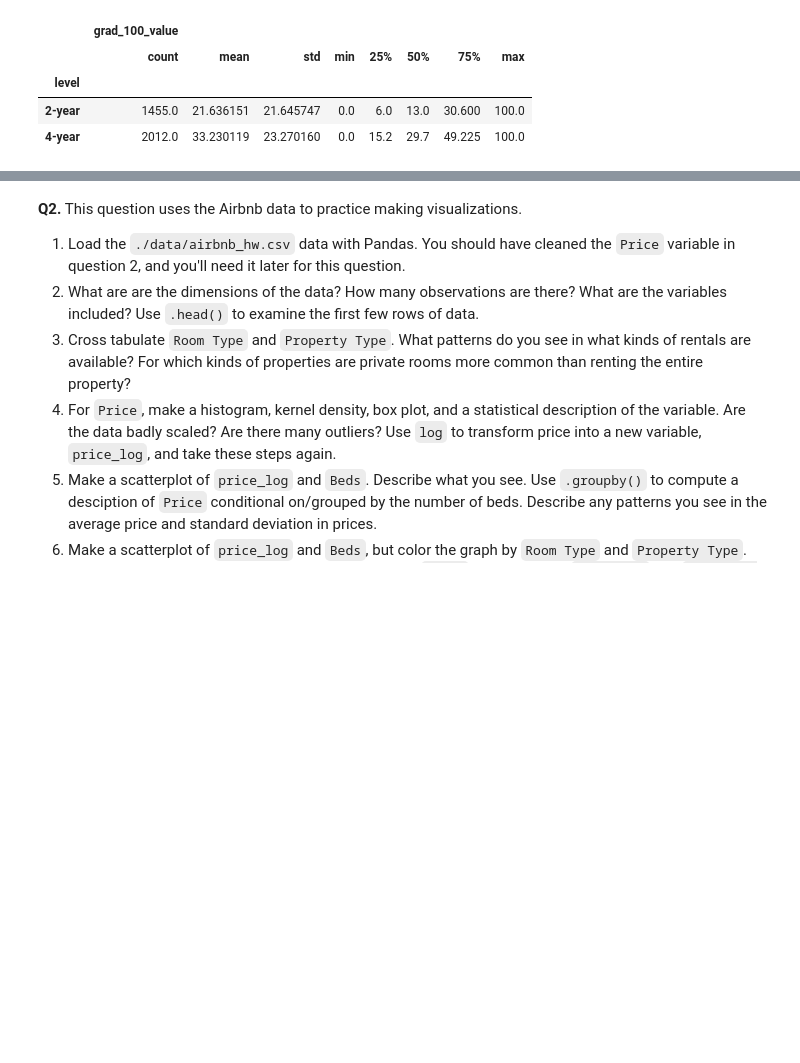
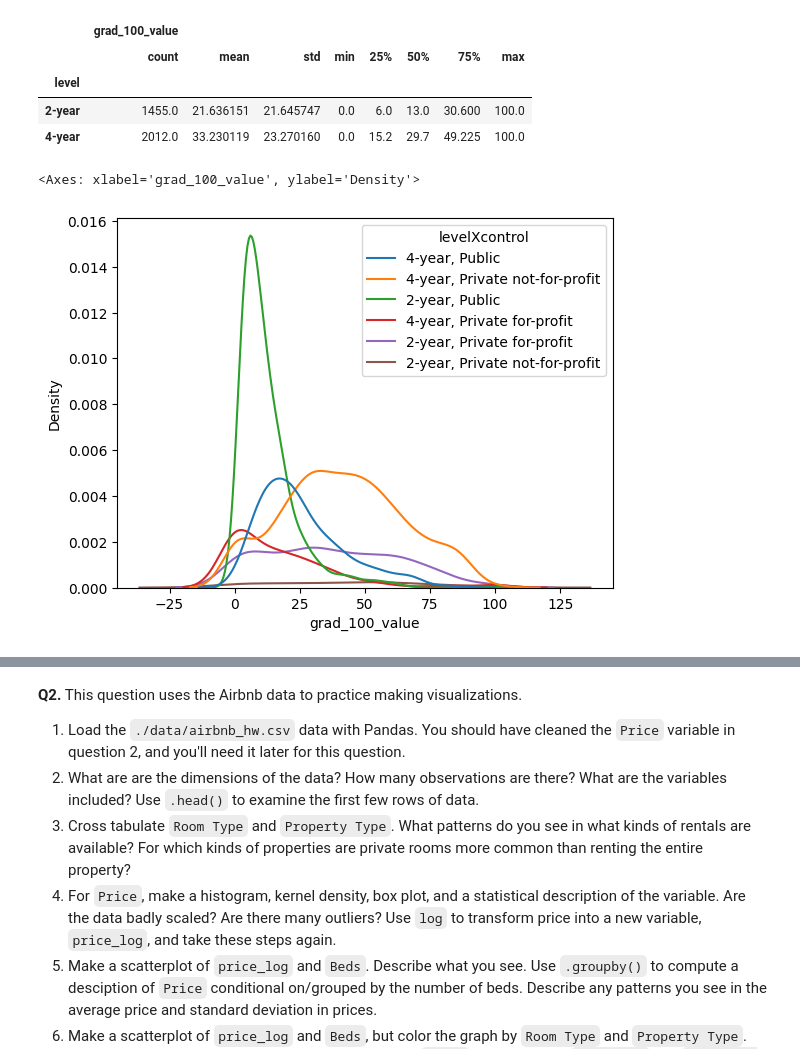
Before and after one commit to annacfisher/visualization, a Jupyter notebook: assignment/assignment.ipynb, the cells around one changed output, grey strips where cells are left out. Saved outputs shown, nothing was run; the diff lists cells and outputs as text; code cells hidden in the pictures; blank space fills up the shorter version.

```diff
--- a/assignment/assignment.ipynb
+++ b/assignment/assignment.ipynb
@@ -130,3 +132,13 @@ df.loc[:,["level",var]].groupby("level").describe()
 | level |  |  |  |  |  |  |  |  |
 | 2-year | 1455.0 | 21.636151 | 21.645747 | 0.0 | 6.0 | 13.0 | 30.600 | 100.0 |
 | 4-year | 2012.0 | 33.230119 | 23.270160 | 0.0 | 15.2 | 29.7 | 49.225 | 100.0 |
+# %%
+#6
+df['levelXcontrol']=df['level']+', '+df['control']
+
+sns.kdeplot(data=df, x=var,hue = 'levelXcontrol')
+
+#4 year, private not for profit appear to have the best graduation rate
+# %% [output]
+<Axes: xlabel='grad_100_value', ylabel='Density'>
+[figure, added]
```
Also changed, not shown: parts of 5 cells of this notebook.
